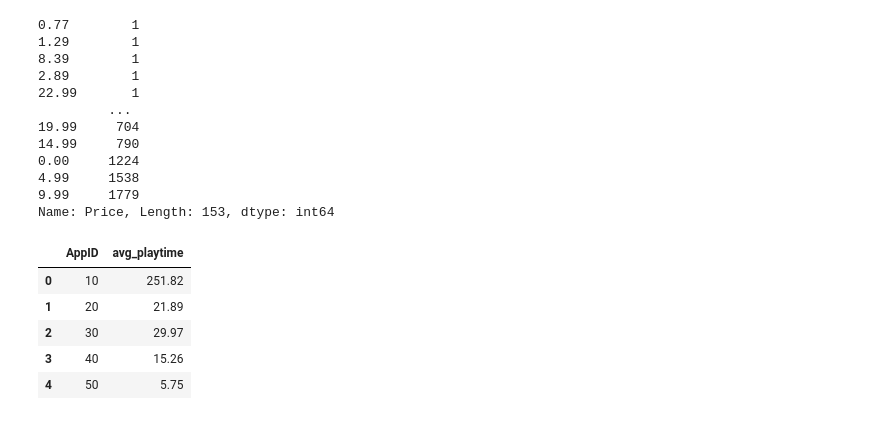
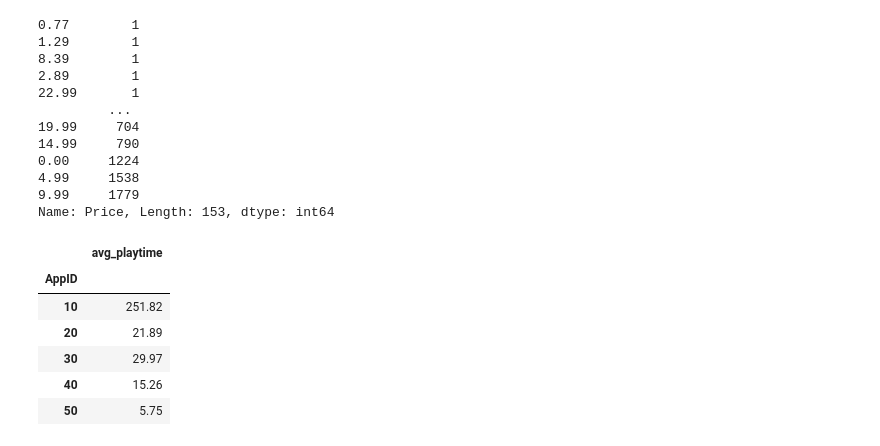
Before and after one commit to Sultan-Mm/AI-Insights-for-Video-Games, a Jupyter notebook: notebooks/NewSutan.ipynb, the cells around one changed output. Drawn from its saved outputs; the diff is of its cells as text; code cells hidden in the pictures.

Commit message:
data cleaned  Preprocessed and added Budget rank

```diff
--- a/notebooks/NewSutan.ipynb
+++ b/notebooks/NewSutan.ipynb
@@ -861,7 +825,7 @@ avg_playtime_per_game.sort_values(by='playtime_forever_hours',ascending=False)
 | 30858 | 2690800 | 0.00 | 0.00 |
 30859 rows × 3 columns
 # %%
-df_user_playtime = pd.read_csv('../data/user_game_played_data.csv')
+#df_user_playtime = pd.read_csv('../data/user_game_played_data.csv')
 # %%
 len(df_user_playtime)
 # %% [output]
@@ -977,23 +941,24 @@ games['Price'].value_counts(ascending=True)
 Name: Price, Length: 153, dtype: int64
 # %%
 # Group by game_id, calculate the mean, and divide by 60 for hours
-df_avg_playtime = df_user_playtime.groupby(by="game_id").mean()/60
+df_avg_playtime = df_user_playtime.groupby(by="AppID").mean()/60
 
 # Drop the 'user_id' column
 df_avg_playtime = df_avg_playtime.drop(columns=['user_id'])
 
 # Rename the 'playtime_forever' column to 'avg_playtime'
 df_avg_playtime = df_avg_playtime.rename(columns={'playtime_forever': 'avg_playtime'})
 
 # Reset index to make game_id a regular column, renaming to 'AppID'
-df_avg_playtime = df_avg_playtime.reset_index().rename(columns={'game_id': 'AppID'})
+#df_avg_playtime = df_avg_playtime.reset_index().rename(columns={'game_id': 'AppID'})
 
 # Display the result
 df_avg_playtime.head()
 # %% [output]
-|  | AppID | avg_playtime |
-| 0 | 10 | 251.82 |
-| 1 | 20 | 21.89 |
-| 2 | 30 | 29.97 |
-| 3 | 40 | 15.26 |
-| 4 | 50 | 5.75 |
+|  | avg_playtime |
+| AppID |  |
+| 10 | 251.82 |
+| 20 | 21.89 |
+| 30 | 29.97 |
+| 40 | 15.26 |
+| 50 | 5.75 |
```
Also changed, not shown: parts of 39 cells of this notebook, 11 other files.
